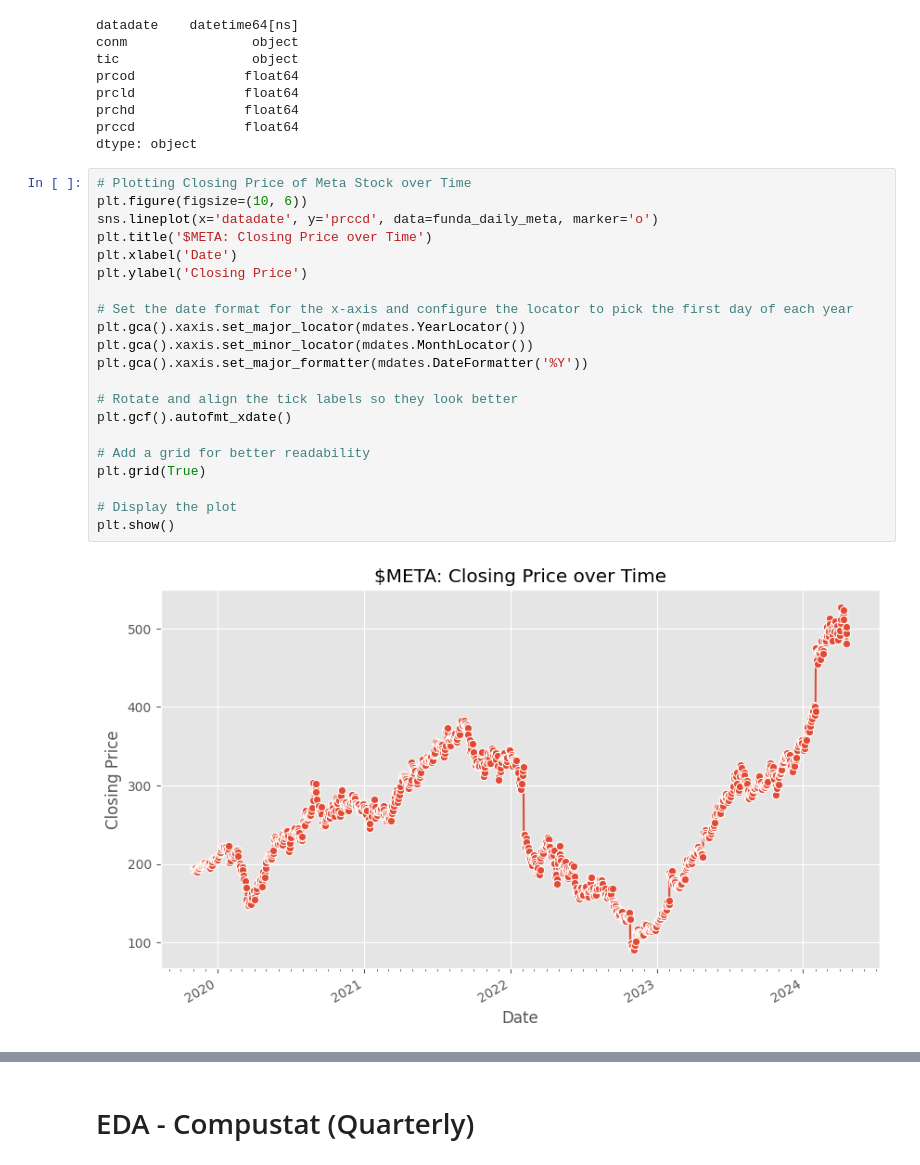
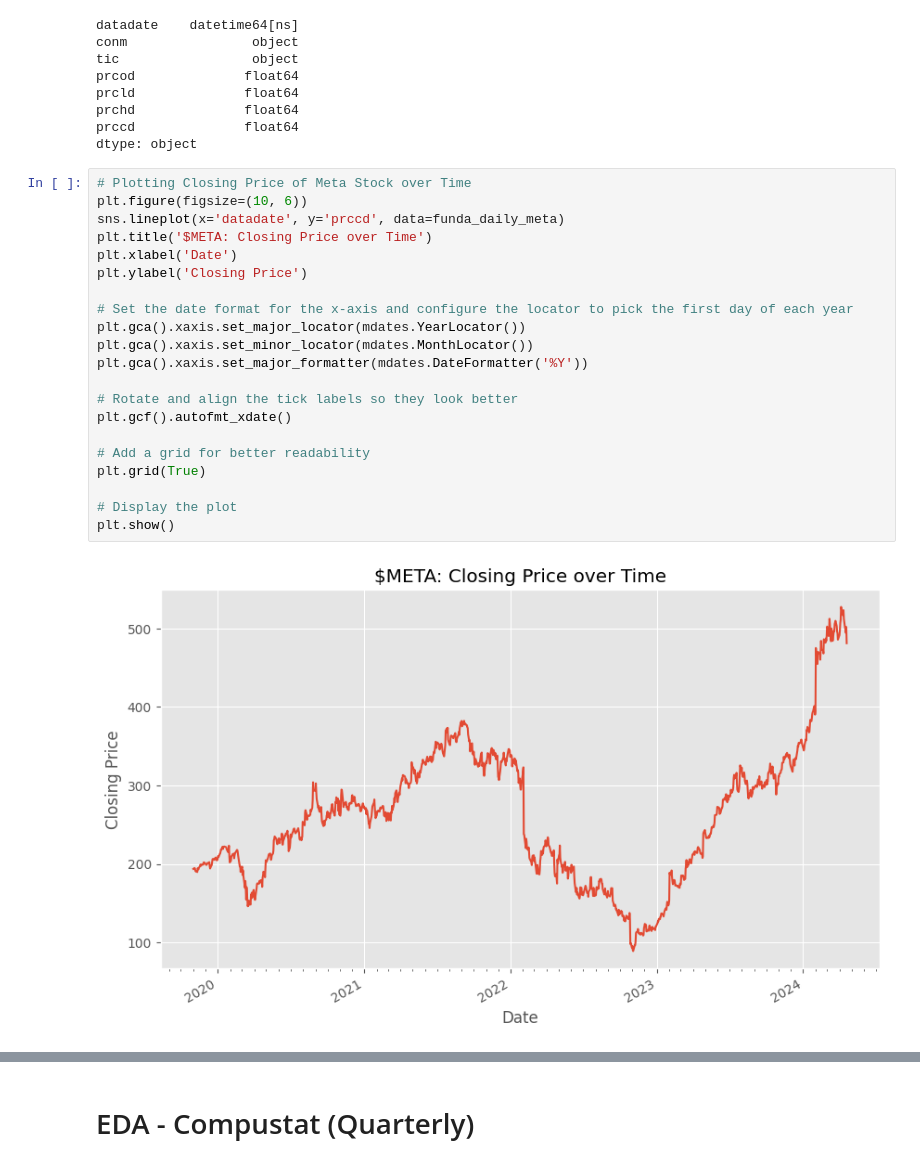
Before and after one commit to inveniam-viam/layoffs-impact, a Jupyter notebook: Analysis.ipynb, the cells around one changed output, grey strips where cells are left out. Cells and saved outputs as stored; diff of their text form.

```diff
--- a/Analysis.ipynb
+++ b/Analysis.ipynb
@@ -328,23 +328,23 @@ dtype: object
 # %%
 # Plotting Closing Price of Meta Stock over Time
 plt.figure(figsize=(10, 6))
-sns.lineplot(x='datadate', y='prccd', data=funda_daily_meta, marker='o')
+sns.lineplot(x='datadate', y='prccd', data=funda_daily_meta)
 plt.title('$META: Closing Price over Time')
 plt.xlabel('Date')
 plt.ylabel('Closing Price')
 
 # Set the date format for the x-axis and configure the locator to pick the first day of each year
 plt.gca().xaxis.set_major_locator(mdates.YearLocator())
 plt.gca().xaxis.set_minor_locator(mdates.MonthLocator())
 plt.gca().xaxis.set_major_formatter(mdates.DateFormatter('%Y'))
 
 # Rotate and align the tick labels so they look better
 plt.gcf().autofmt_xdate()
 
 # Add a grid for better readability
 plt.grid(True)
 
 # Display the plot
 plt.show()
 # %% [output]
-[figure, old version]
+[figure, new version]
```
Also changed, not shown: parts of 1 cell of this notebook.
